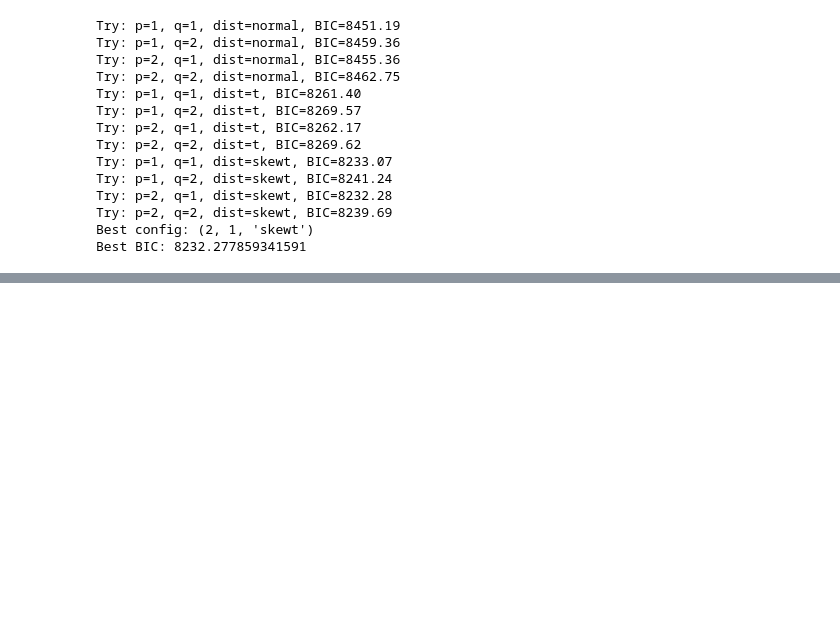
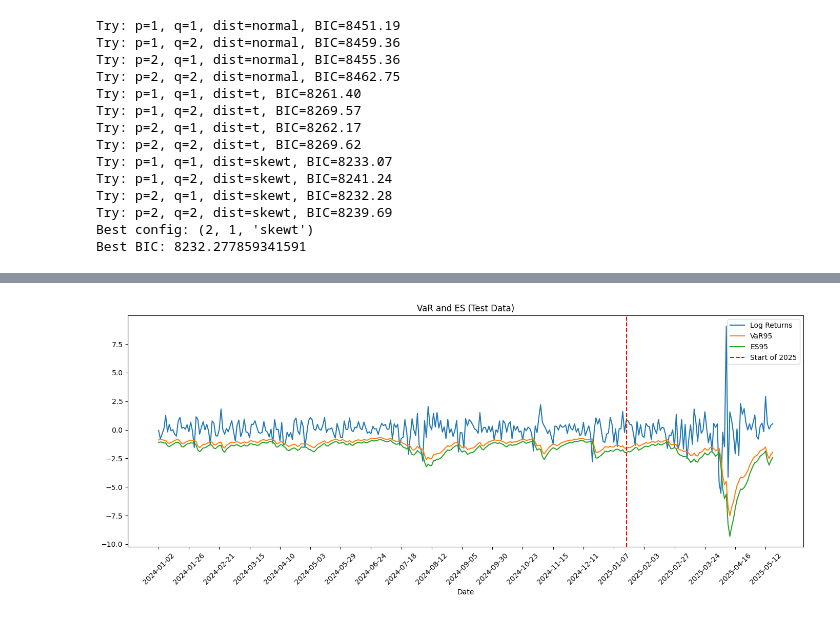
Before and after one commit to Lukirby/Stress-Testing-a-Markowitz-Portfolio, a Jupyter notebook: luca.ipynb, the cells around one changed output, grey strips where cells are left out. Saved outputs shown, nothing was run; the diff lists cells and outputs as text; code cells hidden in the pictures; blank space fills up the shorter version.

```diff
--- a/luca.ipynb
+++ b/luca.ipynb
@@ -511,0 +514,4 @@ plt.show()
+# %%
+plot_test_VaR_ES(spy, spy_test_r_log_s, garch_test_spy_VaR, garch_test_spy_ES)
+# %% [output]
+[figure, added]
```
Also changed, not shown: parts of 25 cells of this notebook.
